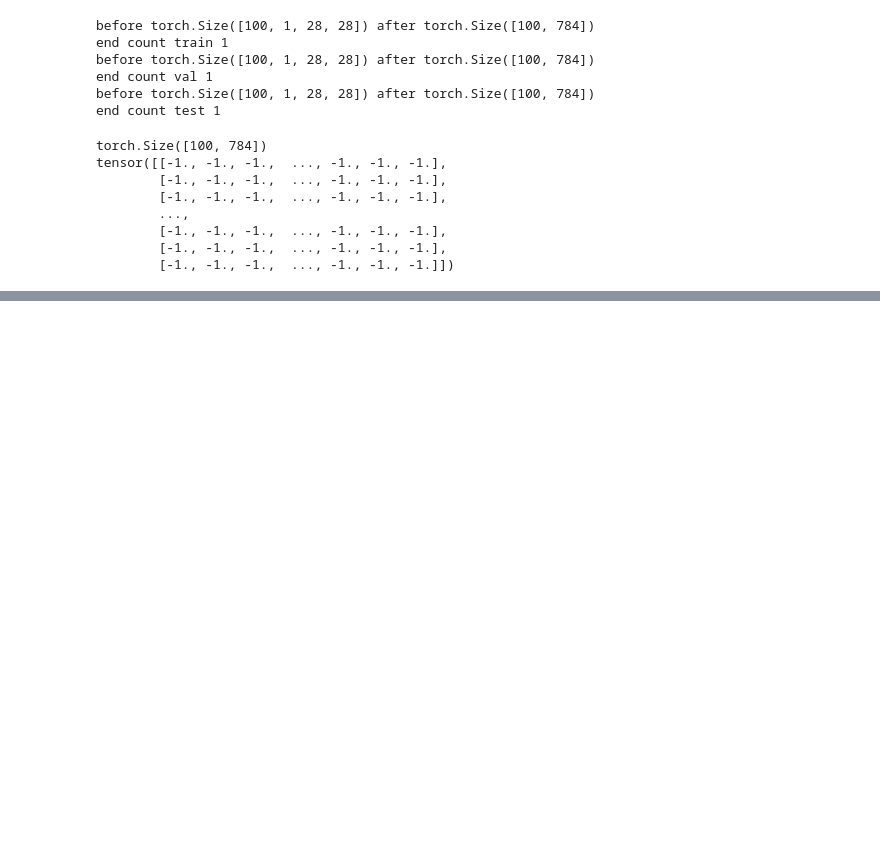
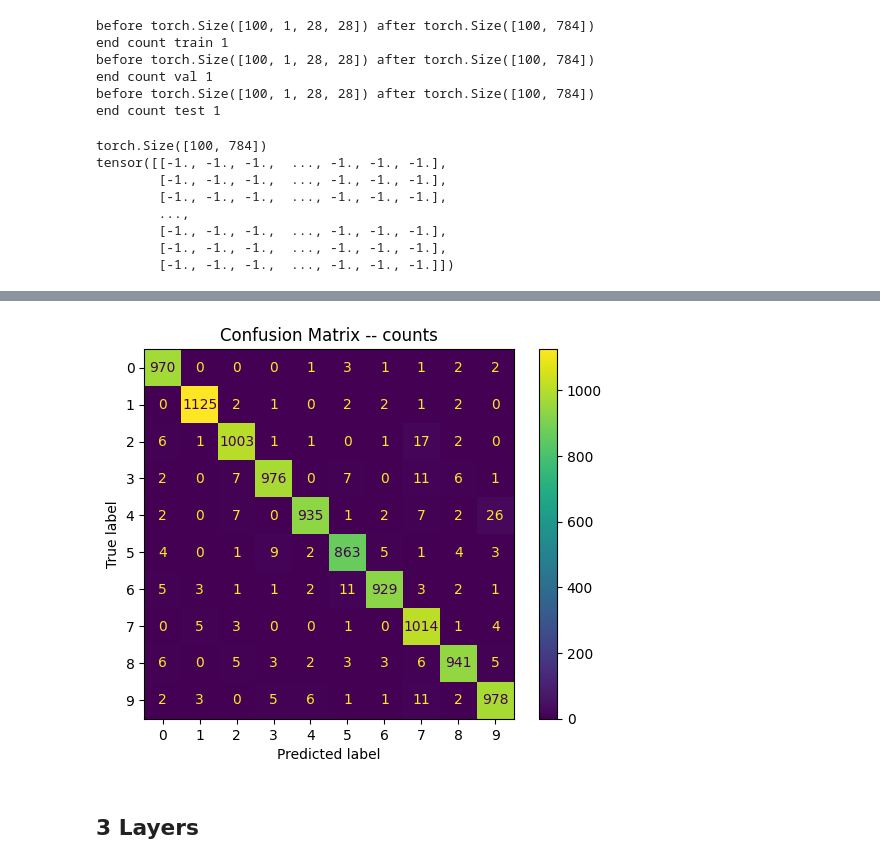
Before and after one commit to abrange/mit-deeplearning, a Jupyter notebook: module_3/Deep_Learning_Mastering_Neural_Networks_Module_3_Assignment.ipynb, the cells around one changed output, grey strips where cells are left out. Saved outputs shown, nothing was run; the diff lists cells and outputs as text; code cells hidden in the pictures; blank space fills up the shorter version.

```diff
--- a/module_3/Deep_Learning_Mastering_Neural_Networks_Module_3_Assignment.ipynb
+++ b/module_3/Deep_Learning_Mastering_Neural_Networks_Module_3_Assignment.ipynb
@@ -278 +362,7 @@ val   Loss: 0.1152 Acc: 0.9685
+# %%
+res = plot_cm(two_layer_model, device, dataloaders, phase='test')
+# %% [output]
+[figure, added]
+# %% [markdown]
+## 3 Layers
 # %%
```
Also changed, not shown: parts of 13 cells of this notebook.
